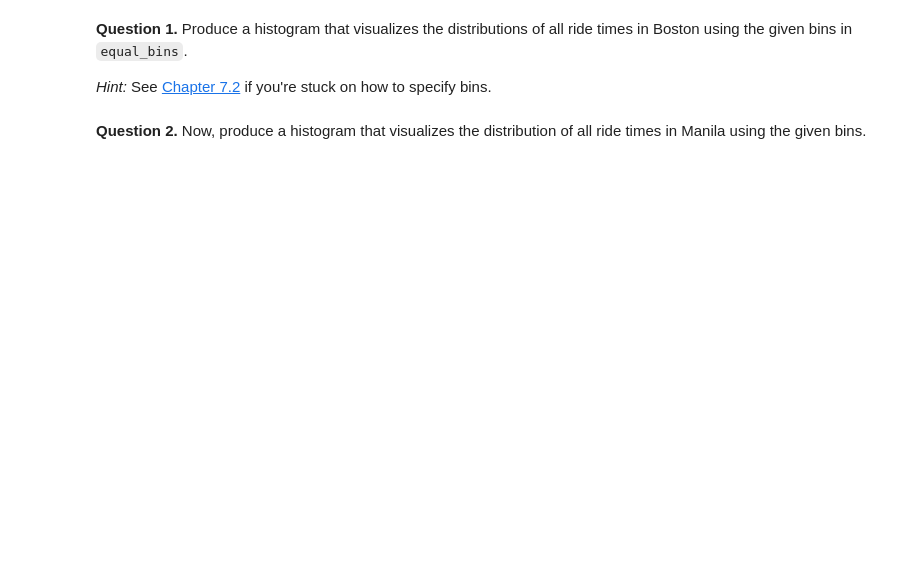
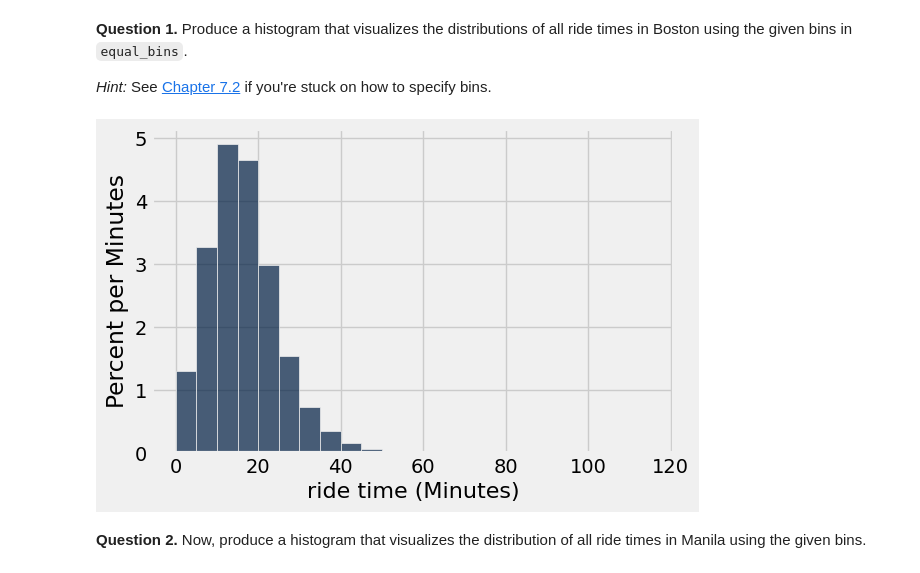
Before and after one commit to elliebeiser/introdata1350, a Jupyter notebook: hw03/hw03.ipynb, the cells around one changed output. Cells and saved outputs as stored; diff of their text form; code cells hidden in the pictures; blank space fills up the shorter version.

```diff
--- a/hw03/hw03.ipynb
+++ b/hw03/hw03.ipynb
@@ -353,7 +346,9 @@ manila.show(4)
 *Hint:* See [Chapter 7.2](https://inferentialthinking.com/chapters/07/2/Visualizing_Numerical_Distributions.html) if you're stuck on how to specify bins.
 # %%
 equal_bins = np.arange(0, 120, 5)
-...
+boston.hist('ride time', bins=np.arange(0,120,5), unit='Minutes')
+# %% [output]
+[figure, added]
 # %% [markdown]
 <!-- END QUESTION -->
 
```
Also changed, not shown: parts of 34 cells of this notebook.
